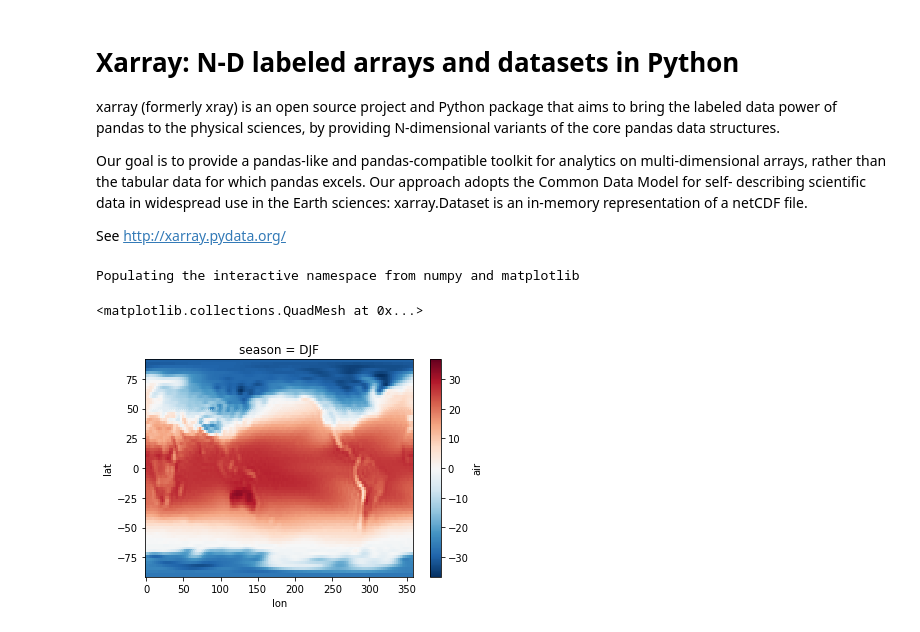
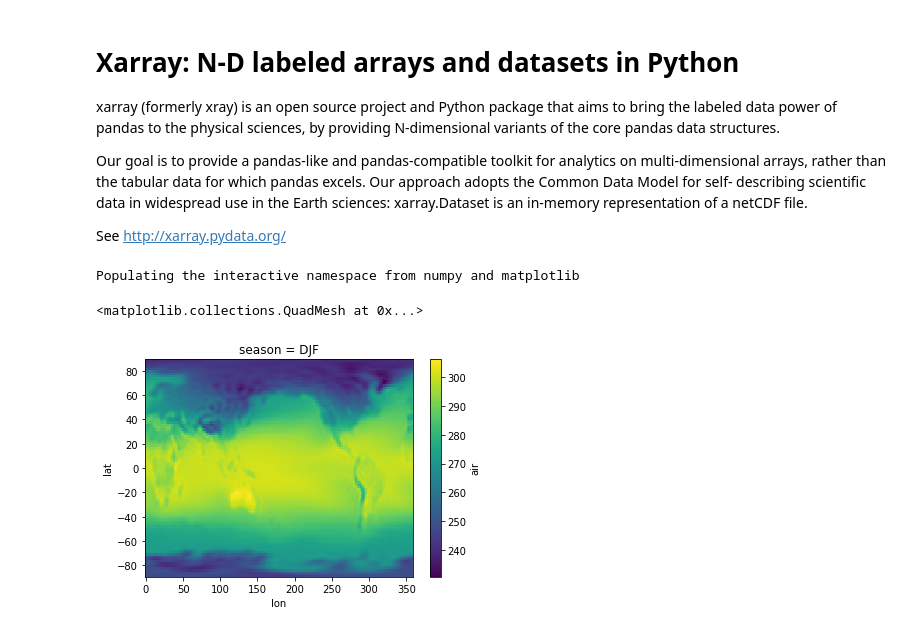
Before and after one commit to LarsKaleschke/Python-Course, a Jupyter notebook: Xarray.ipynb, the cells around one changed output. Saved outputs shown, nothing was run; the diff lists cells and outputs as text; code cells hidden in the pictures.

```diff
--- a/Xarray.ipynb
+++ b/Xarray.ipynb
@@ -8,11 +8,12 @@ Our goal is to provide a pandas-like and pandas-compatible toolkit for analytics
 See http://xarray.pydata.org/
 # %%
 %pylab inline
-import xarray as xa
-x=xa.open_dataset('air.mon.mean.nc')
+import xarray as xr
+x=xr.open_dataset('/data/icdc/reanalyses/ncep_reanalysis1/DATA/2m_airtemp_monthly/air2m.mon.mean.nc')
+
 climatology=x.groupby('time.season').mean('time').sel(season='DJF')
 climatology.air.plot()
 # %% [output]
 Populating the interactive namespace from numpy and matplotlib
 <matplotlib.collections.QuadMesh at 0x...>
-[figure, old version]
+[figure, new version]
```
Also changed, not shown: parts of 1 cell of this notebook, 1 other file.
